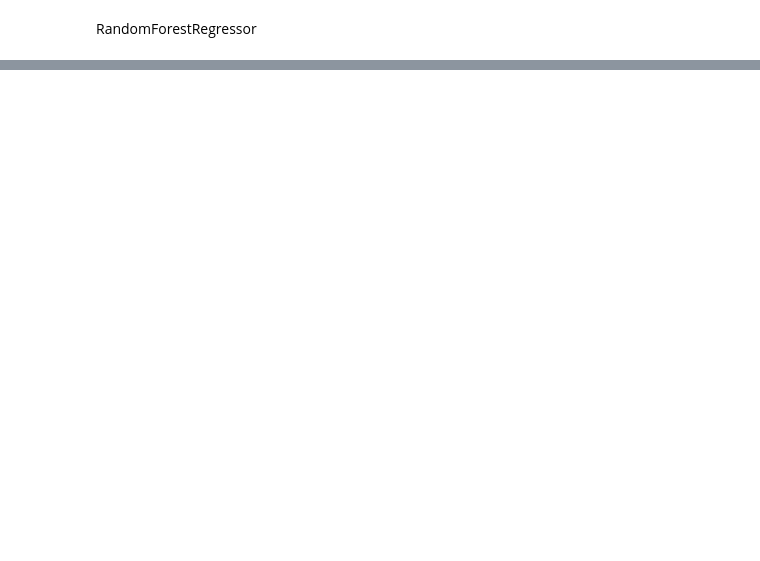
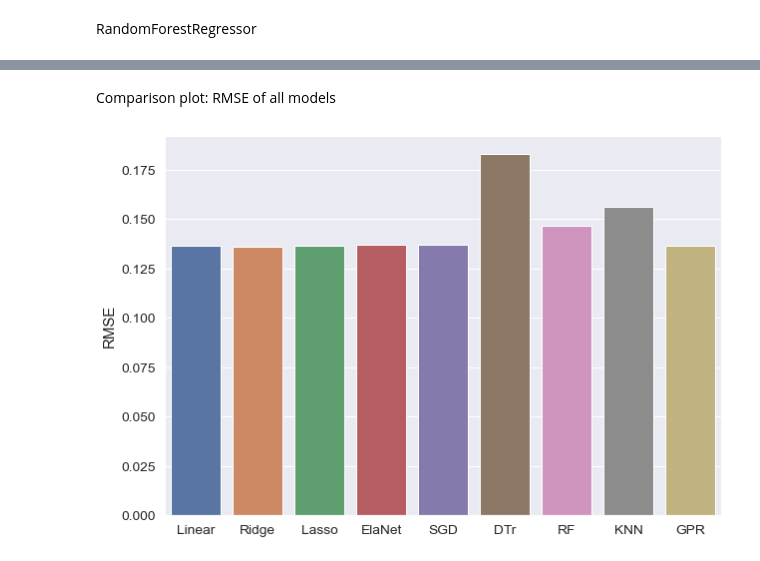
Before and after one commit to yagaoka/HousePrices, a Jupyter notebook: house_price_beginner.ipynb, the cells around one changed output, grey strips where cells are left out. Drawn from its saved outputs; the diff is of its cells as text; code cells hidden in the pictures; blank space fills up the shorter version.

```diff
--- a/house_price_beginner.ipynb
+++ b/house_price_beginner.ipynb
@@ -1057,0 +1085,10 @@ RandomForestRegressor(min_samples_split=4, random_state=5)
+# %%
+from sklearn.neighbors import KNeighborsRegressor
+
+param_grid = {"n_neighbors": [3, 4, 5, 6, 7, 10, 15],
+             "weights": ["uniform", "distance"],
+             "algorithm": ["ball_tree", "kd_tree", "brute"]}
+grid_knn = GridSearchCV(KNeighborsRegressor(), param_grid, cv=nr_cv, refit=True, verbose=1, scoring=score_calc)
+grid_knn.fit(X_sc, y_sc)
+
+sc_knn = get_best_score(grid_knn)
@@ -1057,0 +1129,15 @@ RandomForestRegressor(min_samples_split=4, random_state=5)
+# %%
+from sklearn.gaussian_process import GaussianProcessRegressor
+from sklearn.gaussian_process.kernels import DotProduct, ConstantKernel
+
+gpr = GaussianProcessRegressor(random_state=5, alpha=5e-9,
+                              n_restarts_optimizer=0,
+                              copy_X_train=True)
+
+param_grid = {"normalize_y": [True, False],
+             "kernel": [DotProduct(), ConstantKernel(1.0, (1e-3, 1e3))]}
+
+grid_gpr = GridSearchCV(gpr, param_grid, cv=nr_cv, verbose=1, scoring=score_calc)
+grid_gpr.fit(X_sc, y_sc)
+
+sc_gpr = get_best_score(grid_gpr)
@@ -1057,0 +1179,14 @@ RandomForestRegressor(min_samples_split=4, random_state=5)
+# %% [markdown]
+Comparison plot: RMSE of all models
+# %%
+list_scores = [sc_linear, sc_ridge, sc_lasso, sc_enet,
+              sc_sgd, sc_dtree, sc_rf, sc_knn, sc_gpr]
+list_regressors = ["Linear", "Ridge", "Lasso", "ElaNet", "SGD", "DTr", "RF", "KNN", "GPR"]
+# %%
+fig, ax = plt.subplots()
+fig.set_size_inches(10, 7)
+sns.barplot(x=list_regressors, y=list_scores, ax=ax)
+plt.ylabel("RMSE")
+plt.show()
+# %% [output]
+[figure, added]
```
Also changed, not shown: parts of 19 cells of this notebook.
